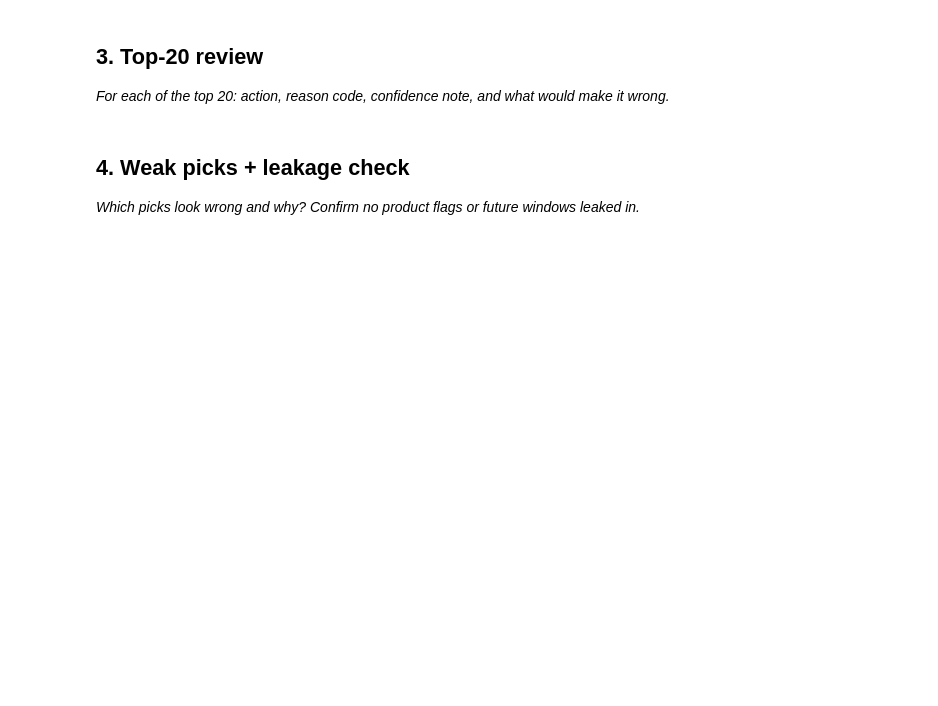
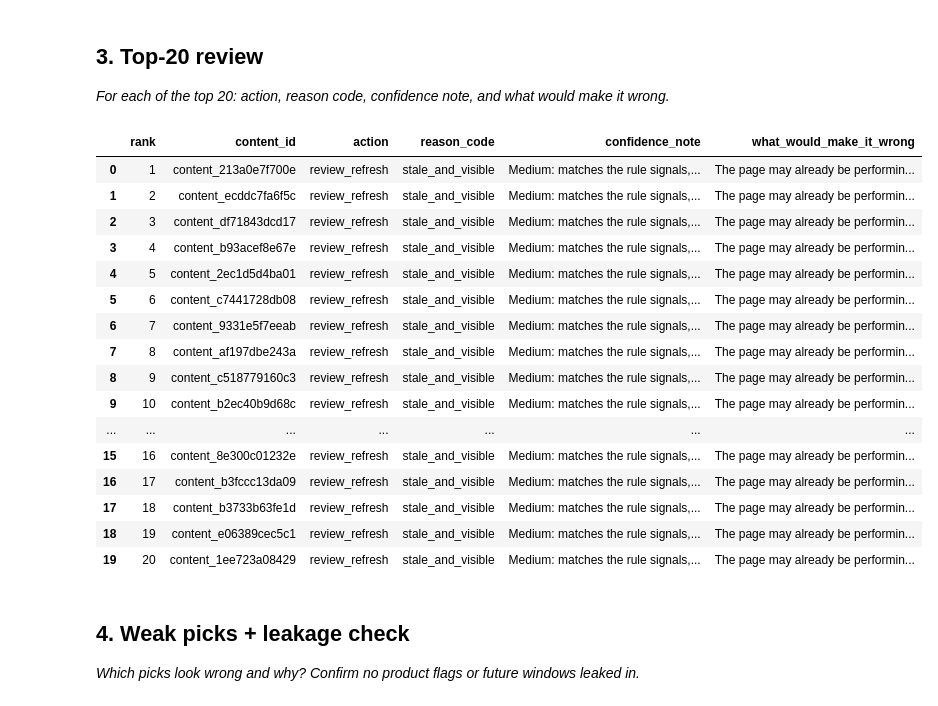
Before and after one commit to kubrafathima2005-kf/flyrank-ml-internship, a Jupyter notebook: work/notebooks/w04_baseline_score.ipynb, the cells around one changed output. Drawn from its saved outputs; the diff is of its cells as text; code cells hidden in the pictures; blank space fills up the shorter version.

```diff
--- a/work/notebooks/w04_baseline_score.ipynb
+++ b/work/notebooks/w04_baseline_score.ipynb
@@ -27,6 +142,48 @@ This skeleton is yours to fill. Work the sections **in order** — each one has
 # %%
 # This cell is for CODE (numbers, a query, a check).
 # Write your text answer in the cell ABOVE this one — typing sentences here breaks Run All.
+# %%
+top20 = df.head(20).copy()
+
+top20["confidence_note"] = (
+    "Medium: matches the rule signals, but refresh benefit is unproven."
+)
+
+top20["what_would_make_it_wrong"] = (
+    "The page may already be performing well, recently reviewed, "
+    "or not need a content refresh."
+)
+
+review = top20[
+    [
+        "rank",
+        "content_id",
+        "action",
+        "reason_code",
+        "confidence_note",
+        "what_would_make_it_wrong"
+    ]
+]
+
+display(review)
+# %% [output]
+|  | rank | content_id | action | reason_code | confidence_note | what_would_make_it_wrong |
+| 0 | 1 | content_213a0e7f700e | review_refresh | stale_and_visible | Medium: matches the rule signals,... | The page may already be performin... |
+| 1 | 2 | content_ecddc7fa6f5c | review_refresh | stale_and_visible | Medium: matches the rule signals,... | The page may already be performin... |
+| 2 | 3 | content_df71843dcd17 | review_refresh | stale_and_visible | Medium: matches the rule signals,... | The page may already be performin... |
+| 3 | 4 | content_b93acef8e67e | review_refresh | stale_and_visible | Medium: matches the rule signals,... | The page may already be performin... |
+| 4 | 5 | content_2ec1d5d4ba01 | review_refresh | stale_and_visible | Medium: matches the rule signals,... | The page may already be performin... |
+| 5 | 6 | content_c7441728db08 | review_refresh | stale_and_visible | Medium: matches the rule signals,... | The page may already be performin... |
+| 6 | 7 | content_9331e5f7eeab | review_refresh | stale_and_visible | Medium: matches the rule signals,... | The page may already be performin... |
+| 7 | 8 | content_af197dbe243a | review_refresh | stale_and_visible | Medium: matches the rule signals,... | The page may already be performin... |
+| 8 | 9 | content_c518779160c3 | review_refresh | stale_and_visible | Medium: matches the rule signals,... | The page may already be performin... |
+| 9 | 10 | content_b2ec40b9d68c | review_refresh | stale_and_visible | Medium: matches the rule signals,... | The page may already be performin... |
+| ... | ... | ... | ... | ... | ... | ... |
+| 15 | 16 | content_8e300c01232e | review_refresh | stale_and_visible | Medium: matches the rule signals,... | The page may already be performin... |
+| 16 | 17 | content_b3fccc13da09 | review_refresh | stale_and_visible | Medium: matches the rule signals,... | The page may already be performin... |
+| 17 | 18 | content_b3733b63fe1d | review_refresh | stale_and_visible | Medium: matches the rule signals,... | The page may already be performin... |
+| 18 | 19 | content_e06389cec5c1 | review_refresh | stale_and_visible | Medium: matches the rule signals,... | The page may already be performin... |
+| 19 | 20 | content_1ee723a08429 | review_refresh | stale_and_visible | Medium: matches the rule signals,... | The page may already be performin... |
 # %% [markdown]
 ## 4. Weak picks + leakage check
 
```
Also changed, not shown: parts of 6 cells of this notebook.
